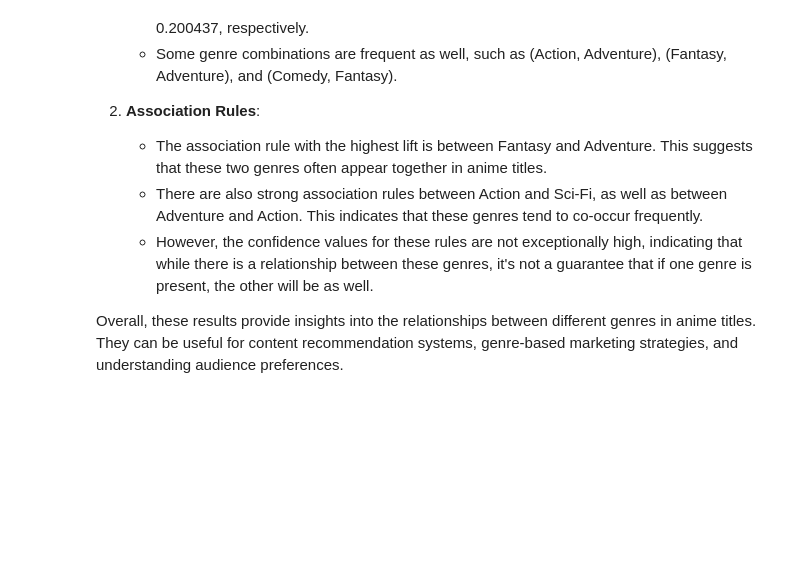
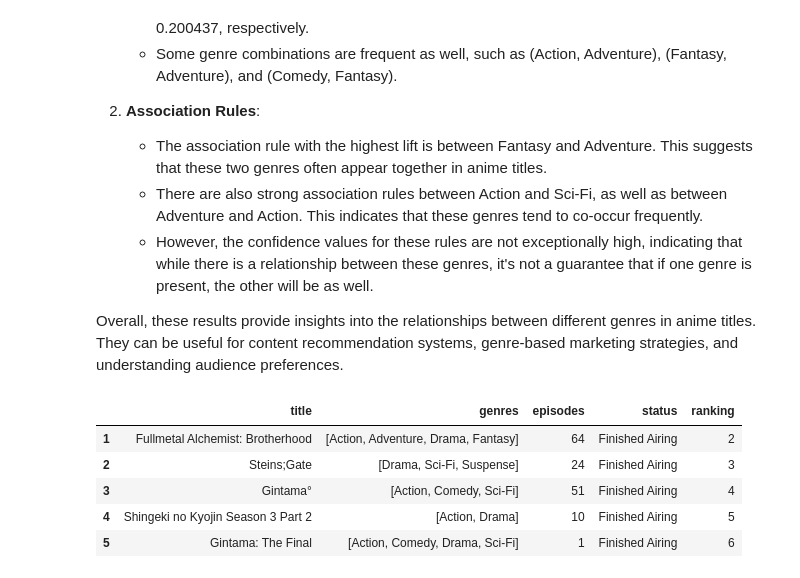
Before and after one commit to Phaneendra-Bottu/Kaggle, a Jupyter notebook: anime-dataset.ipynb, the cells around one changed output. Saved outputs shown, nothing was run; the diff lists cells and outputs as text; code cells hidden in the pictures; blank space fills up the shorter version.

```diff
--- a/anime-dataset.ipynb
+++ b/anime-dataset.ipynb
@@ -185,3 +185,12 @@ From the results of the frequent itemsets and association rules, we can make sev
    - However, the confidence values for these rules are not exceptionally high, indicating that while there is a relationship between these genres, it's not a guarantee that if one genre is present, the other will be as well.
 
 Overall, these results provide insights into the relationships between different genres in anime titles. They can be useful for content recommendation systems, genre-based marketing strategies, and understanding audience preferences.
+# %%
+df.head()
+# %% [output]
+|  | title | genres | episodes | status | ranking |
+| 1 | Fullmetal Alchemist: Brotherhood | [Action, Adventure, Drama, Fantasy] | 64 | Finished Airing | 2 |
+| 2 | Steins;Gate | [Drama, Sci-Fi, Suspense] | 24 | Finished Airing | 3 |
+| 3 | Gintama° | [Action, Comedy, Sci-Fi] | 51 | Finished Airing | 4 |
+| 4 | Shingeki no Kyojin Season 3 Part 2 | [Action, Drama] | 10 | Finished Airing | 5 |
+| 5 | Gintama: The Final | [Action, Comedy, Drama, Sci-Fi] | 1 | Finished Airing | 6 |
```
Also changed, not shown: parts of 5 cells of this notebook.
